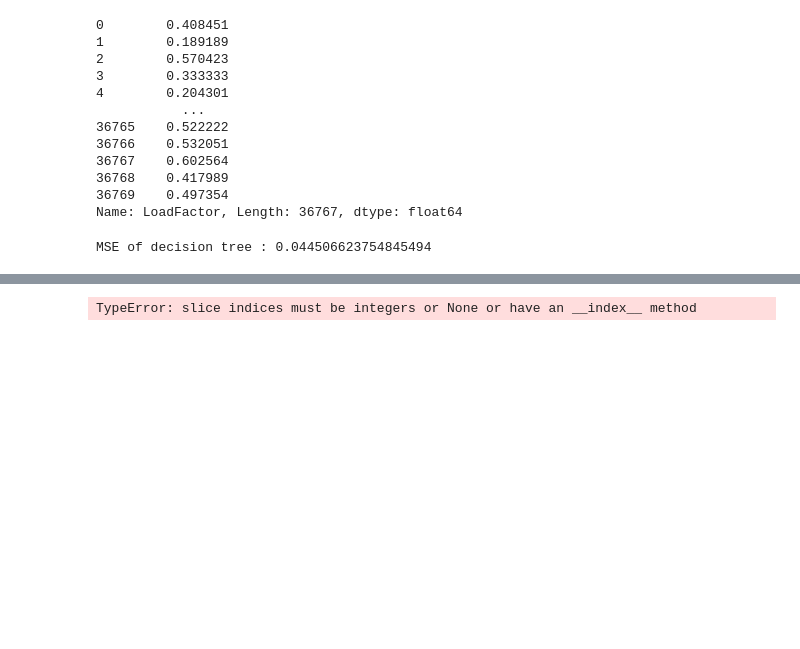
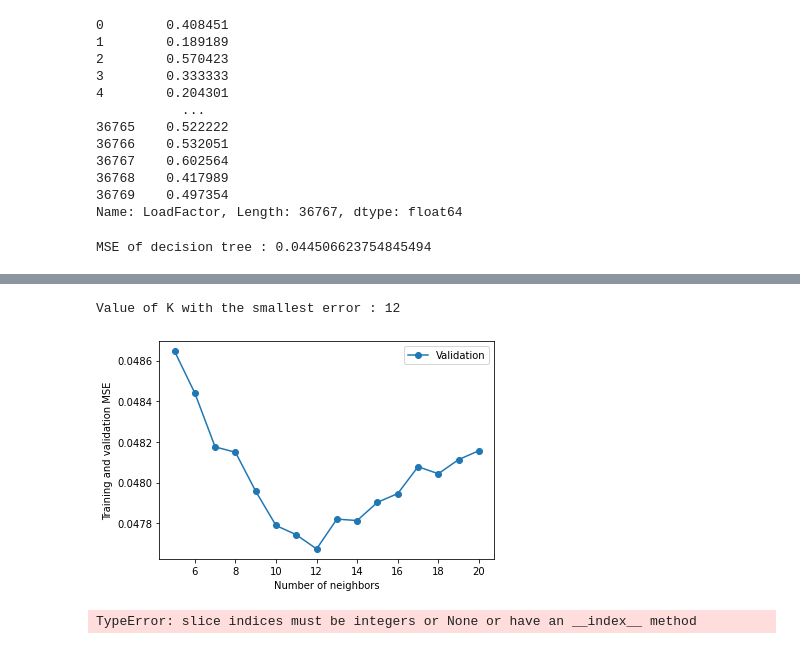
Before and after one commit to gsp1405/CDA-Assignment1, a Jupyter notebook: Grigor_notebook.ipynb, the cells around one changed output, grey strips where cells are left out. Saved outputs shown, nothing was run; the diff lists cells and outputs as text; code cells hidden in the pictures; blank space fills up the shorter version.

```diff
--- a/Grigor_notebook.ipynb
+++ b/Grigor_notebook.ipynb
@@ -347,3 +383,28 @@ MSE of decision tree : 0.044506623754845494
+# %%
+Ks = [k for k in range(5,21)]
+val_errors = [None for _ in range(len(Ks))]
+train_errors = [None for _ in range(len(Ks))]
+
+for i,k in enumerate(Ks):
+    KNN = KNeighborsRegressor(n_neighbors = k, weights = 'uniform', metric = 'euclidean')
+    KNN.fit(X_train, y_train)
+    pred_knn = KNN.predict(X_val)
+
+    val_errors[i] = mean_squared_error(y_val.to_numpy(), pred_knn)
+    train_errors[i] = mean_squared_error(y_train.to_numpy(), KNN.predict(X_train))
+# %%
+print("Value of K with the smallest error :", Ks[np.argmin(val_errors)])
+
+fig, ax = plt.subplots(1, 1)
+plt.plot(Ks, val_errors, 'o-', label='Validation')
+#plt.plot(Ks, train_errors, 'o-', label='Training')
+plt.legend()
+ax.set_xlabel("Number of neighbors")
+ax.set_ylabel("Training and validation MSE")
+plt.show()
+# %% [output]
+Value of K with the smallest error : 12
+[figure, added]
 # %%
 # Create a linear regression model
 
```
Also changed, not shown: parts of 5 cells of this notebook.
